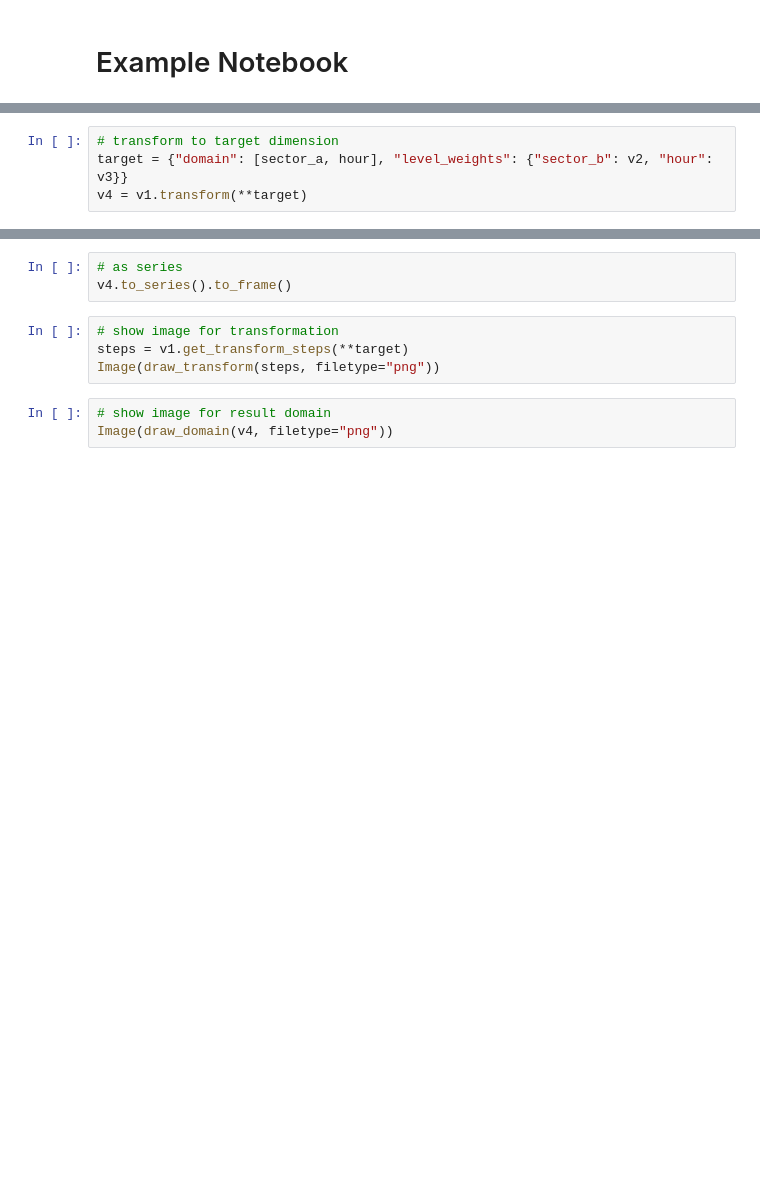
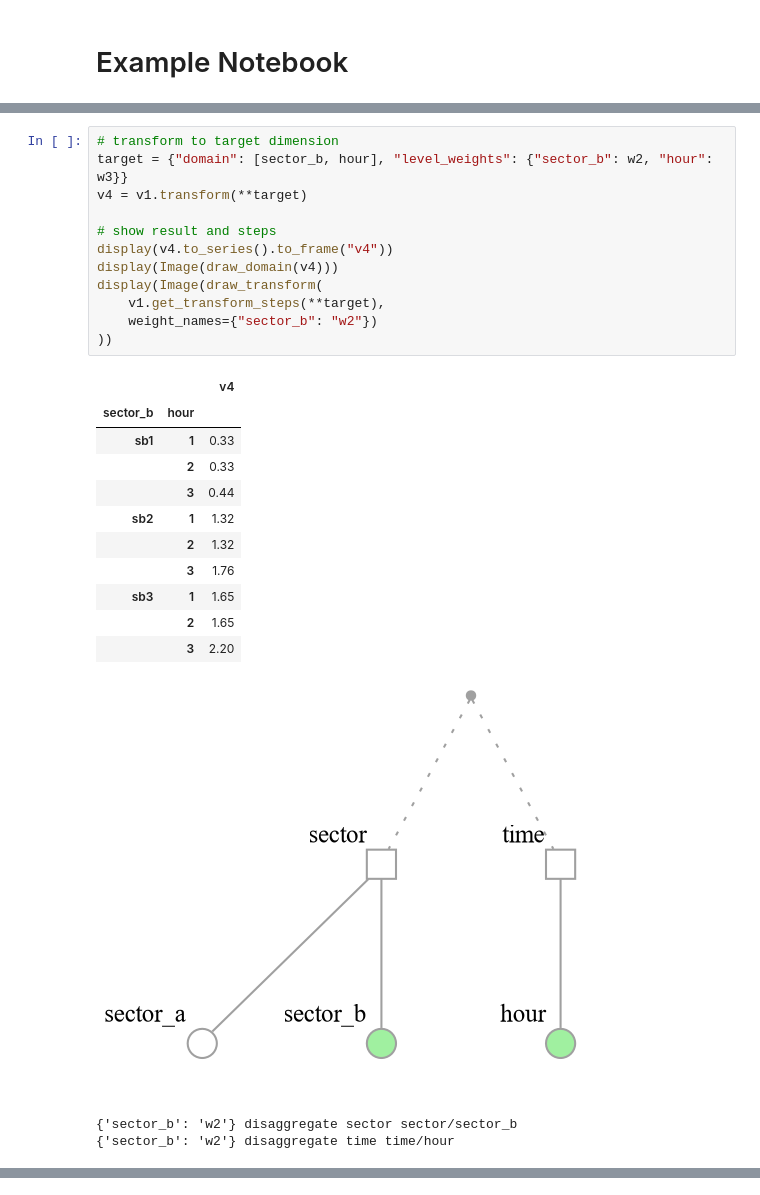
Before and after one commit to wingechr/data-disaggregation, a Jupyter notebook: docs/example.ipynb, the cells around one changed output, grey strips where cells are left out. Cells and saved outputs as stored; diff of their text form; blank space fills up the shorter version.

```diff
--- a/docs/example.ipynb
+++ b/docs/example.ipynb
@@ -48,4 +82,27 @@ Image(draw_domain(v1, filetype="png"))
 # %%
 # transform to target dimension
-target = {"domain": [sector_a, hour], "level_weights": {"sector_b": v2, "hour": v3}}
+target = {"domain": [sector_b, hour], "level_weights": {"sector_b": w2, "hour": w3}}
 v4 = v1.transform(**target)
+
+# show result and steps
+display(v4.to_series().to_frame("v4"))
+display(Image(draw_domain(v4)))
+display(Image(draw_transform(
+    v1.get_transform_steps(**target),
+    weight_names={"sector_b": "w2"})
+))
+# %% [output]
+|  |  | v4 |
+| sector_b | hour |  |
+| sb1 | 1 | 0.33 |
+|  | 2 | 0.33 |
+|  | 3 | 0.44 |
+| sb2 | 1 | 1.32 |
+|  | 2 | 1.32 |
+|  | 3 | 1.76 |
+| sb3 | 1 | 1.65 |
+|  | 2 | 1.65 |
+|  | 3 | 2.20 |
+[figure, added]
+{'sector_b': 'w2'} disaggregate sector sector/sector_b
+{'sector_b': 'w2'} disaggregate time time/hour
@@ -52,10 +109,0 @@ v4 = v1.transform(**target)
-# %%
-# as series
-v4.to_series().to_frame()
-# %%
-# show image for transformation
-steps = v1.get_transform_steps(**target)
-Image(draw_transform(steps, filetype="png"))
-# %%
-# show image for result domain
-Image(draw_domain(v4, filetype="png"))
```
Also changed, not shown: parts of 8 cells of this notebook, 1 other file.
